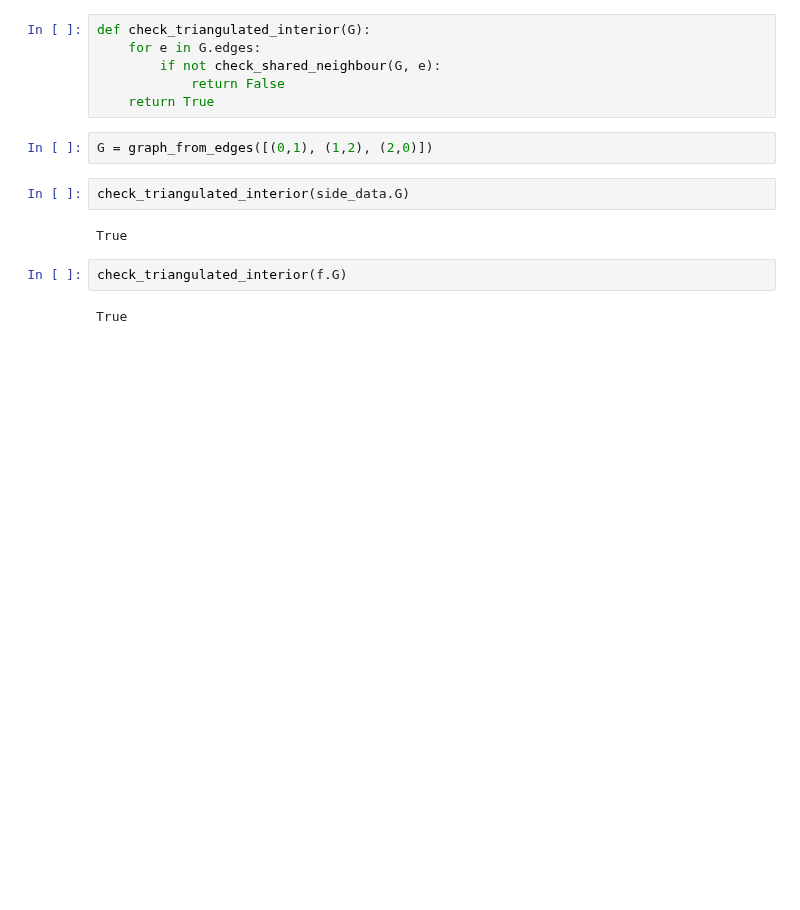
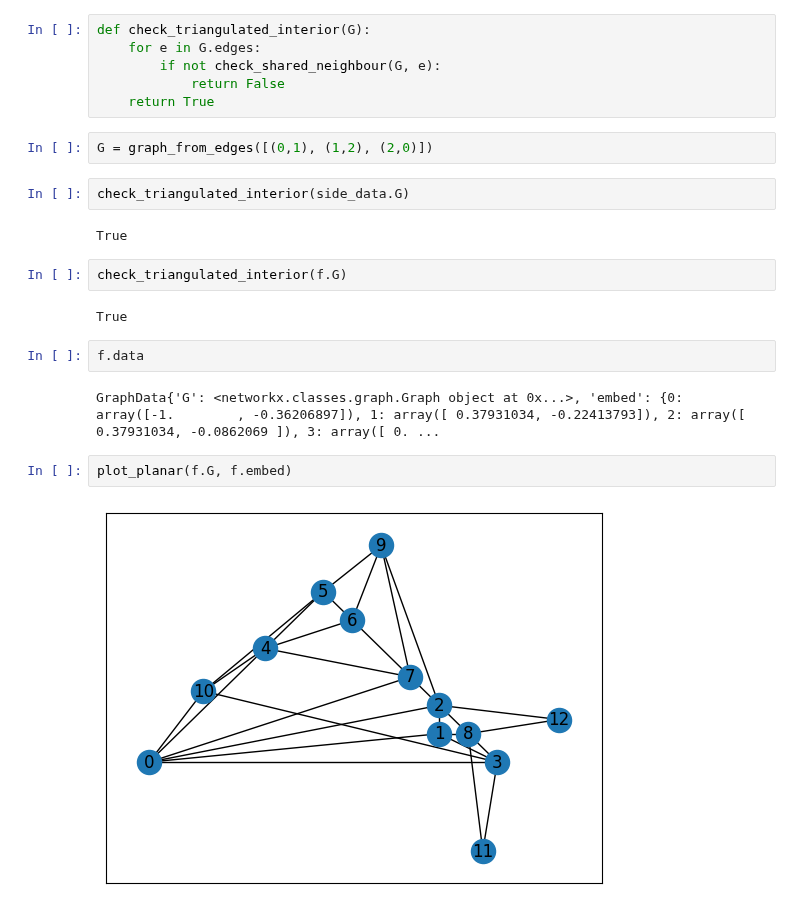
Before and after one commit to juliet29/bisht2022, a Jupyter notebook: test16_four_comp_4.ipynb, the cells around one changed output. Cells and saved outputs as stored; diff of their text form; blank space fills up the shorter version.

```diff
--- a/test16_four_comp_4.ipynb
+++ b/test16_four_comp_4.ipynb
@@ -58,3 +59,11 @@ True
 check_triangulated_interior(f.G)
 # %% [output]
 True
+# %%
+f.data
+# %% [output]
+GraphData{'G': <networkx.classes.graph.Graph object at 0x...>, 'embed': {0: array([-1.        , -0.36206897]), 1: array([ 0.37931034, -0.22413793]), 2: array([ 0.37931034, -0.0862069 ]), 3: array([ 0. ...
+# %%
+plot_planar(f.G, f.embed)
+# %% [output]
+[figure, added]
```
Also changed, not shown: parts of 4 cells of this notebook, 1 other file.
